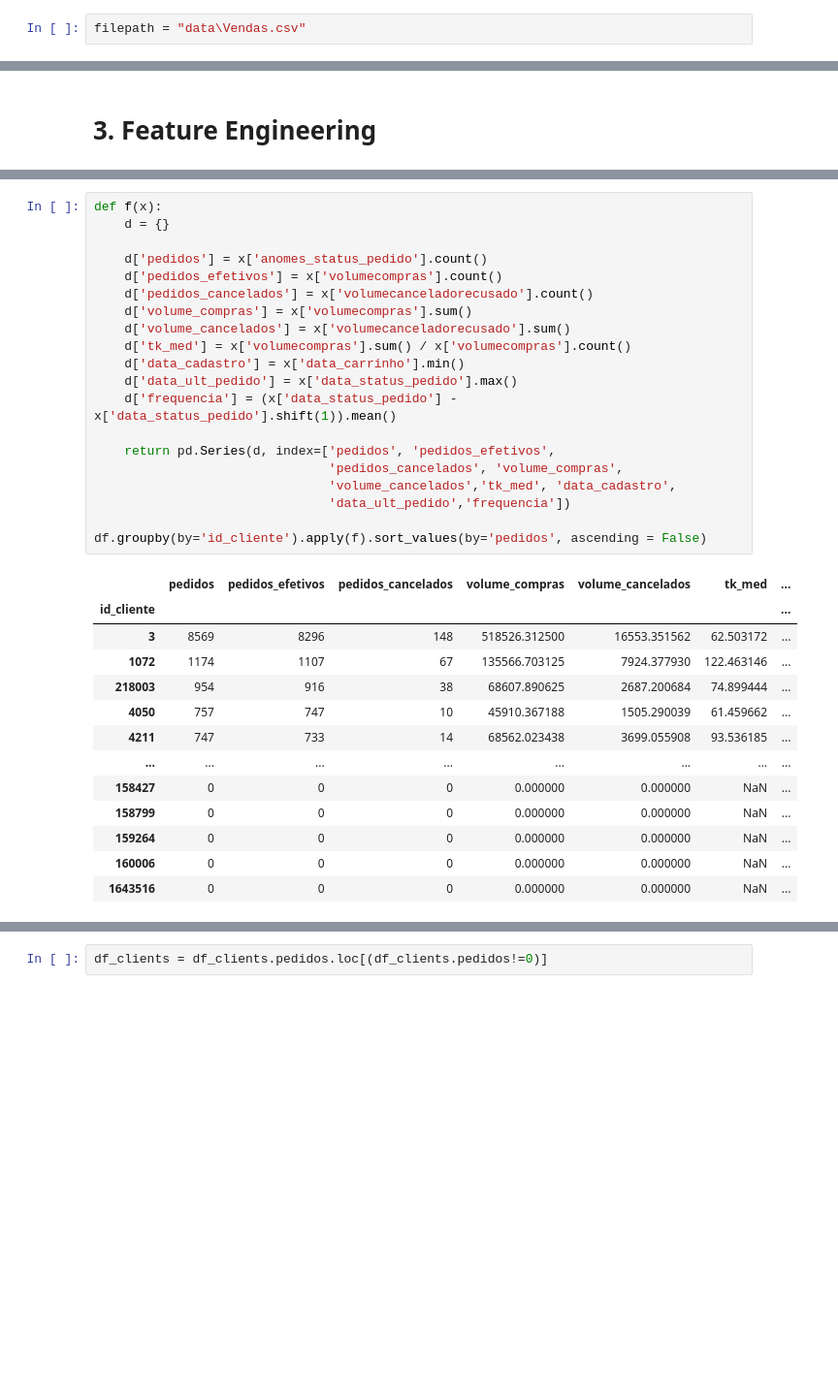
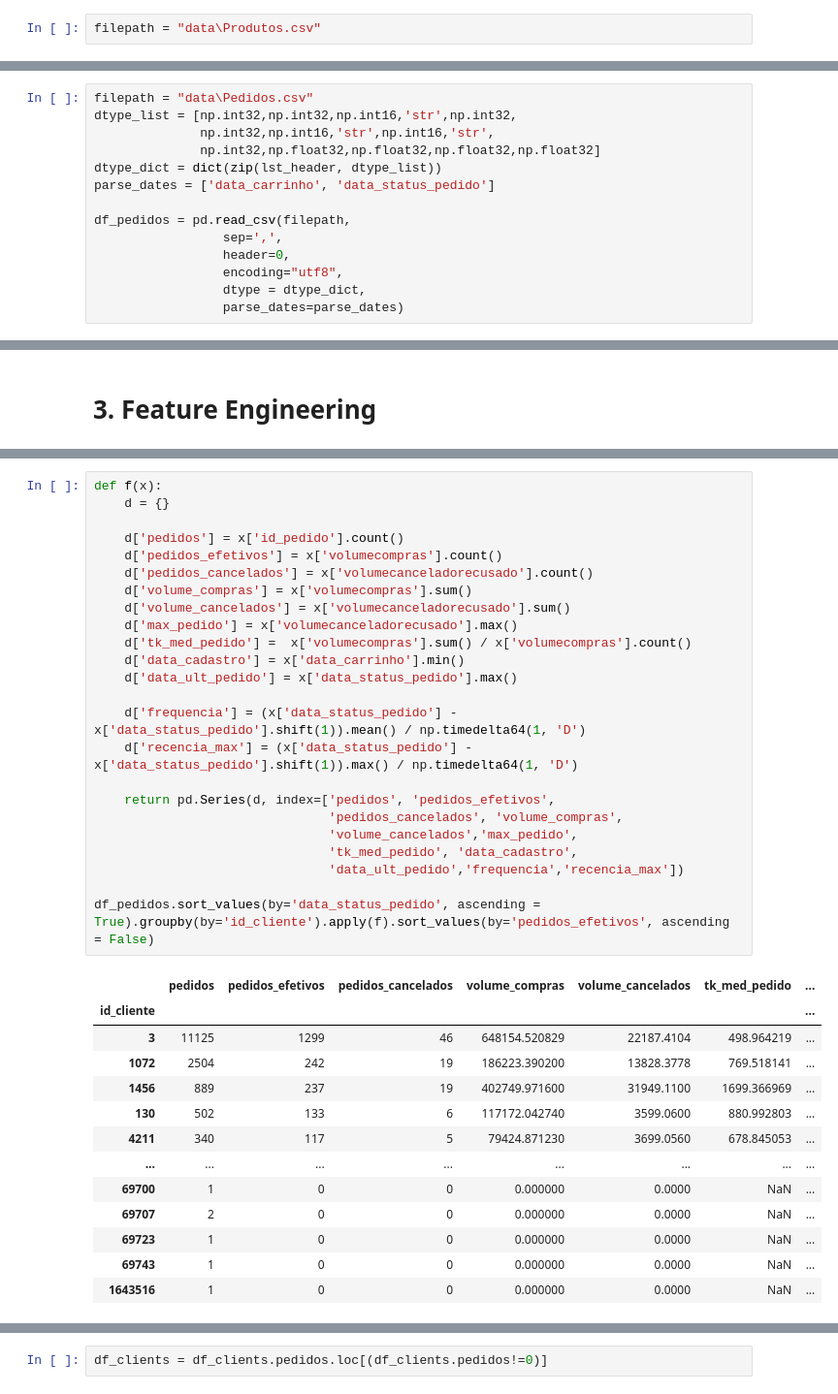
Before and after one commit to langaia/Buraquete, a Jupyter notebook: pi_Clusterizacao.ipynb, the cells around one changed output, grey strips where cells are left out. Shown: that part at 97% size. Cells and saved outputs as stored; diff of their text form; blank space fills up the shorter version.

```diff
--- a/pi_Clusterizacao.ipynb
+++ b/pi_Clusterizacao.ipynb
@@ -33,7 +33,7 @@ today_date = date.today()
 # %% [markdown]
 ## 1.2. Carregando os arquivos
 # %%
-filepath = "data\Vendas.csv"
+filepath = "data\Produtos.csv"
 # %%
 #Trazendo o cabeçalho:
 with open(filepath, 'r', encoding = 'utf8') as csvfile:
@@ -67,6 +67,20 @@ df = pd.read_csv(filepath,
                  encoding="utf8",
                  dtype = dtype_dict,
                  parse_dates=parse_dates)
+# %%
+filepath = "data\Pedidos.csv"
+dtype_list = [np.int32,np.int32,np.int16,'str',np.int32,
+              np.int32,np.int16,'str',np.int16,'str',
+              np.int32,np.float32,np.float32,np.float32,np.float32]
+dtype_dict = dict(zip(lst_header, dtype_list))
+parse_dates = ['data_carrinho', 'data_status_pedido']
+
+df_pedidos = pd.read_csv(filepath,
+                 sep=',',
+                 header=0,
+                 encoding="utf8",
+                 dtype = dtype_dict,
+                 parse_dates=parse_dates)
 # %% [markdown]
 # 2. Data Pre-processing
 
@@ -208,34 +193,38 @@ aux.groupby(by=['id_cliente','id_pedido']).apply(f)
 # %%
 def f(x):
     d = {}
 
-    d['pedidos'] = x['anomes_status_pedido'].count()
+    d['pedidos'] = x['id_pedido'].count()
     d['pedidos_efetivos'] = x['volumecompras'].count()
     d['pedidos_cancelados'] = x['volumecanceladorecusado'].count()
     d['volume_compras'] = x['volumecompras'].sum()
     d['volume_cancelados'] = x['volumecanceladorecusado'].sum()
-    d['tk_med'] = x['volumecompras'].sum() / x['volumecompras'].count()
+    d['max_pedido'] = x['volumecanceladorecusado'].max()
+    d['tk_med_pedido'] =  x['volumecompras'].sum() / x['volumecompras'].count()
     d['data_cadastro'] = x['data_carrinho'].min()
     d['data_ult_pedido'] = x['data_status_pedido'].max()
-    d['frequencia'] = (x['data_status_pedido'] - x['data_status_pedido'].shift(1)).mean()
+
+    d['frequencia'] = (x['data_status_pedido'] - x['data_status_pedido'].shift(1)).mean() / np.timedelta64(1, 'D')
+    d['recencia_max'] = (x['data_status_pedido'] - x['data_status_pedido'].shift(1)).max() / np.timedelta64(1, 'D')
 
     return pd.Series(d, index=['pedidos', 'pedidos_efetivos',
                                'pedidos_cancelados', 'volume_compras',
-                               'volume_cancelados','tk_med', 'data_cadastro',
-                               'data_ult_pedido','frequencia'])
+                               'volume_cancelados','max_pedido',
+                               'tk_med_pedido', 'data_cadastro',
+                               'data_ult_pedido','frequencia','recencia_max'])
 
-df.groupby(by='id_cliente').apply(f).sort_values(by='pedidos', ascending = False)
+df_pedidos.sort_values(by='data_status_pedido', ascending = True).groupby(by='id_cliente').apply(f).sort_values(by='pedidos_efetivos', ascending = False)
 # %% [output]
-|  | pedidos | pedidos_efetivos | pedidos_cancelados | volume_compras | volume_cancelados | tk_med | ... |
+|  | pedidos | pedidos_efetivos | pedidos_cancelados | volume_compras | volume_cancelados | tk_med_pedido | ... |
 | id_cliente |  |  |  |  |  |  | ... |
-| 3 | 8569 | 8296 | 148 | 518526.312500 | 16553.351562 | 62.503172 | ... |
-| 1072 | 1174 | 1107 | 67 | 135566.703125 | 7924.377930 | 122.463146 | ... |
-| 218003 | 954 | 916 | 38 | 68607.890625 | 2687.200684 | 74.899444 | ... |
-| 4050 | 757 | 747 | 10 | 45910.367188 | 1505.290039 | 61.459662 | ... |
-| 4211 | 747 | 733 | 14 | 68562.023438 | 3699.055908 | 93.536185 | ... |
+| 3 | 11125 | 1299 | 46 | 648154.520829 | 22187.4104 | 498.964219 | ... |
+| 1072 | 2504 | 242 | 19 | 186223.390200 | 13828.3778 | 769.518141 | ... |
+| 1456 | 889 | 237 | 19 | 402749.971600 | 31949.1100 | 1699.366969 | ... |
+| 130 | 502 | 133 | 6 | 117172.042740 | 3599.0600 | 880.992803 | ... |
+| 4211 | 340 | 117 | 5 | 79424.871230 | 3699.0560 | 678.845053 | ... |
 | ... | ... | ... | ... | ... | ... | ... | ... |
-| 158427 | 0 | 0 | 0 | 0.000000 | 0.000000 | NaN | ... |
-| 158799 | 0 | 0 | 0 | 0.000000 | 0.000000 | NaN | ... |
-| 159264 | 0 | 0 | 0 | 0.000000 | 0.000000 | NaN | ... |
-| 160006 | 0 | 0 | 0 | 0.000000 | 0.000000 | NaN | ... |
-| 1643516 | 0 | 0 | 0 | 0.000000 | 0.000000 | NaN | ... |
+| 69700 | 1 | 0 | 0 | 0.000000 | 0.0000 | NaN | ... |
+| 69707 | 2 | 0 | 0 | 0.000000 | 0.0000 | NaN | ... |
+| 69723 | 1 | 0 | 0 | 0.000000 | 0.0000 | NaN | ... |
+| 69743 | 1 | 0 | 0 | 0.000000 | 0.0000 | NaN | ... |
+| 1643516 | 1 | 0 | 0 | 0.000000 | 0.0000 | NaN | ... |
```
Also changed, not shown: parts of 10 cells of this notebook, 11 other files.
